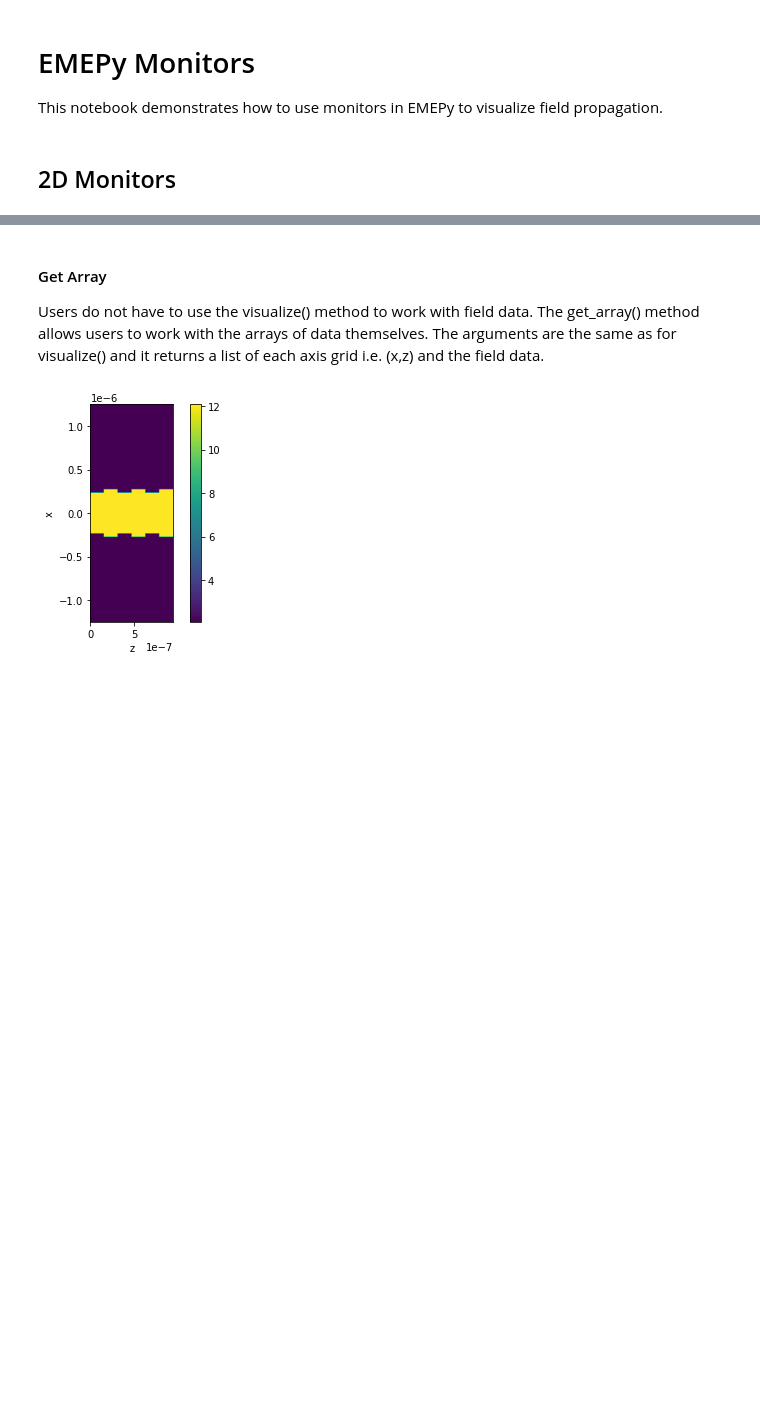
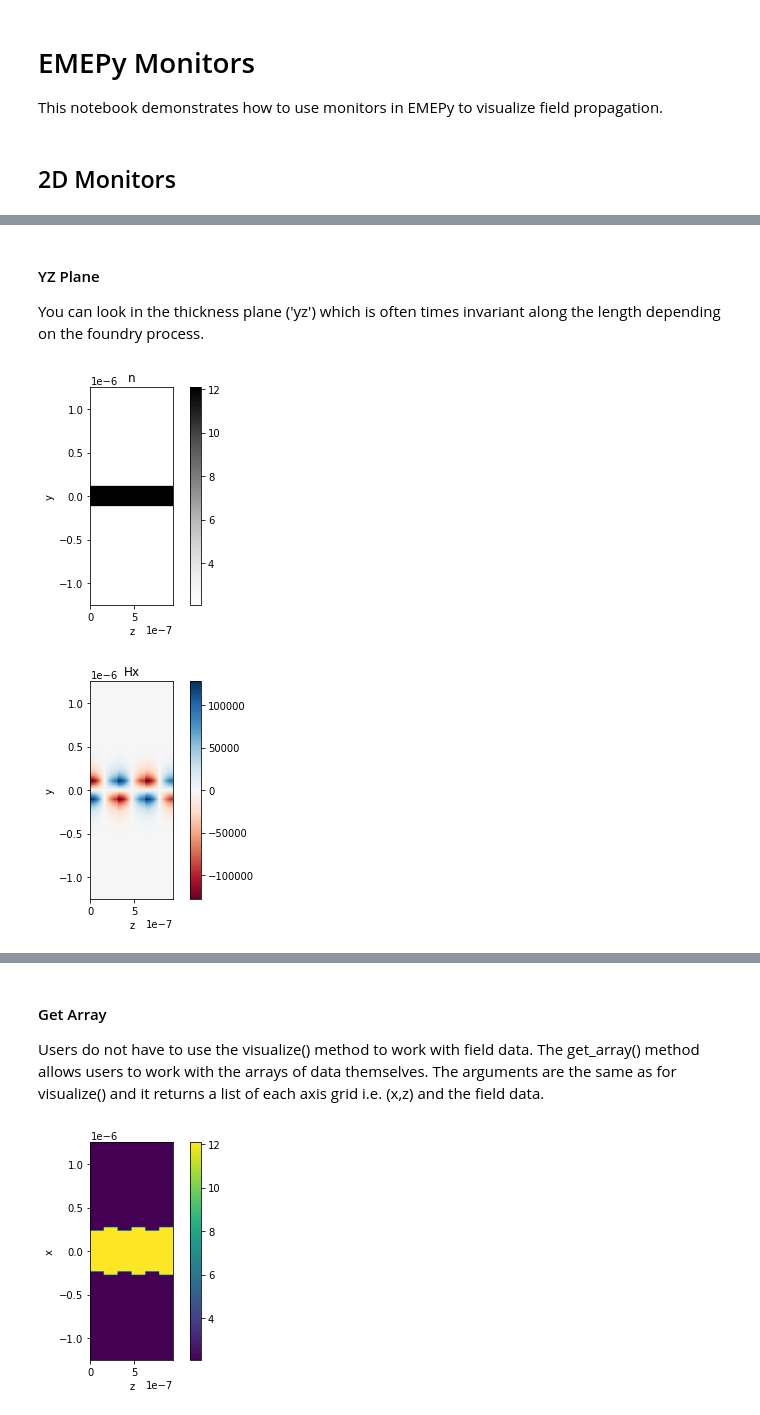
Before and after one commit to BYUCamachoLab/emepy, a Jupyter notebook: examples/tutorials/monitors.ipynb, the cells around one changed output, grey strips where cells are left out. Cells and saved outputs as stored; diff of their text form; code cells hidden in the pictures; blank space fills up the shorter version.

```diff
--- a/examples/tutorials/monitors.ipynb
+++ b/examples/tutorials/monitors.ipynb
@@ -48,0 +76,23 @@ eme.add_layer(Layer(mode_solver2, num_modes, wavelength, length))  # Second half
+# %% [markdown]
+#### YZ Plane
+
+You can look in the thickness plane ('yz') which is often times invariant along the length depending on the foundry process.
+# %%
+eme.reset(full_reset=False)
+
+monitor = eme.add_monitor(axes="yz")
+
+eme.propagate()  # propagate at given wavelength
+
+plt.figure()
+monitor.visualize(component="n")
+plt.colorbar()
+plt.show()
+
+plt.figure()
+monitor.visualize(component="Hx")
+plt.colorbar()
+plt.show()
+# %% [output]
+[figure, added]
+[figure, added]
```
Also changed, not shown: parts of 7 cells of this notebook, 2 other files.
